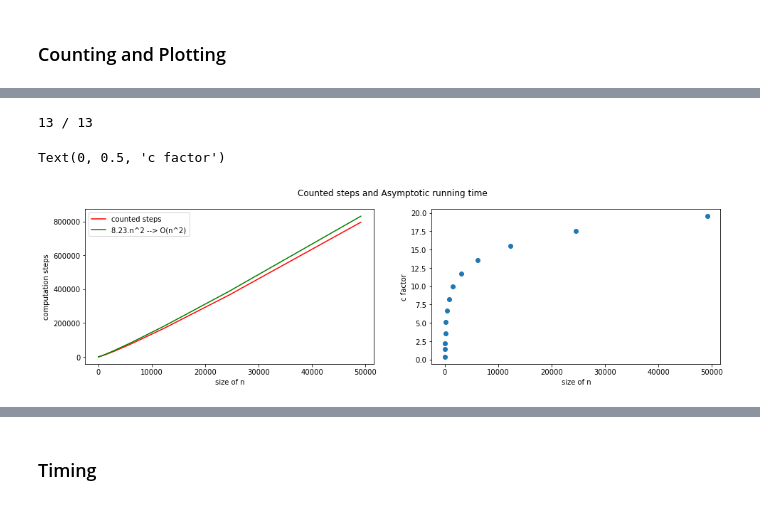
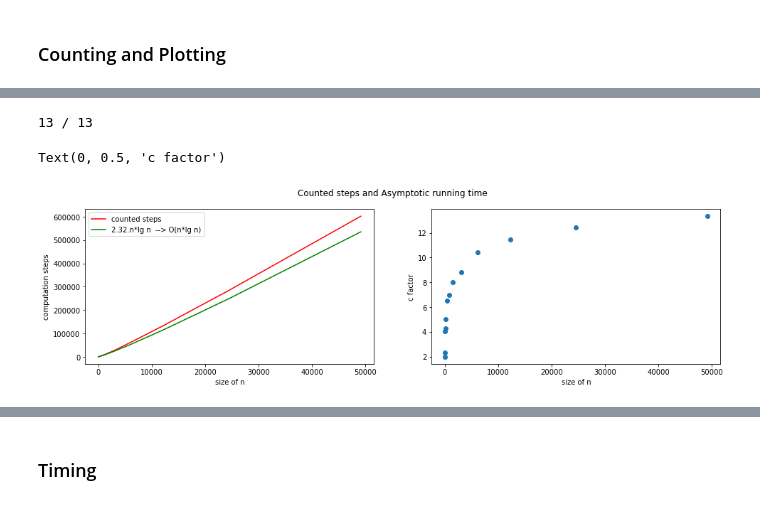
Before and after one commit to Carlme96/dat600-assignments, a Jupyter notebook: assignment-1/task-1.ipynb, the cells around one changed output, grey strips where cells are left out. Saved outputs shown, nothing was run; the diff lists cells and outputs as text; code cells hidden in the pictures.

```diff
--- a/assignment-1/task-1.ipynb
+++ b/assignment-1/task-1.ipynb
@@ -253,17 +297,17 @@ c=[]
 for i in range(0,points):
     clear_output(wait=True)
     print(i+1,"/", points)
-    _, steps=merge_sort(B)
+    _, steps=heap_sort(B)
     # double the size of the list to sort
     B=random.sample(range(len(B)*2), len(B)*2)
     x.append(len(B))
     y.append(steps)
-    c.append(steps/len(B) * math.log2(steps/len(B)))# quick and dirty estimation of c--> T(sort)=c.N^2
+    c.append(steps/len(B) * math.log10(steps/len(B)))# quick and dirty estimation of c--> T(sort)=c.N^2
 
 for v in x:
-    ref.append([v * math.log2(v) *c[0]])
+    ref.append([v * math.log10(v) *c[3]])
 ax[0].plot(x,y, color="red", label="counted steps")
-ax[0].plot(x,ref, color="green", label= str(round(c[6],2)) + ".n^2 --> O(n^2)")
+ax[0].plot(x,ref, color="green", label= str(round(c[6],2)) + ".n*lg n  --> O(n*lg n)")
 ax[0].set_xlabel("size of n")
 ax[0].set_ylabel("computation steps")
 ax[0].legend()
@@ -288,34 +332,34 @@ fig.suptitle('Counted steps and Asymptotic running time')
 
 
 B=random.sample(range(6), 6)
 points=13 # plotting points
 x=[]
 y=[]
 ref=[]
 c=[]
 
 for i in range(0,points):
     clear_output(wait=True)
     print(i+1,"/", points)
-    _, steps=heap_sort(B)
+    _, steps=quick_sort(B)
     # double the size of the list to sort
     B=random.sample(range(len(B)*2), len(B)*2)
     x.append(len(B))
     y.append(steps)
     c.append(steps/len(B) * math.log10(steps/len(B)))# quick and dirty estimation of c--> T(sort)=c.N^2
 
 for v in x:
-    ref.append([v * math.log10(v) *c[3]])
+    ref.append([v * math.log10(v) *c[1]])
 ax[0].plot(x,y, color="red", label="counted steps")
-ax[0].plot(x,ref, color="green", label= str(round(c[6],2)) + ".n^2 --> O(n^2)")
+ax[0].plot(x,ref, color="green", label= str(round(c[1],2)) + ".n*lg n  --> O(n*lg n)")
 ax[0].set_xlabel("size of n")
 ax[0].set_ylabel("computation steps")
 ax[0].legend()
 
 ax[1].scatter(x,c, label= "approximation of c" )
 ax[1].set_xlabel("size of n")
 ax[1].set_ylabel("c factor")
 # %% [output]
 13 / 13
 Text(0, 0.5, 'c factor')
-[figure, old version]
+[figure, new version]
```
Also changed, not shown: parts of 11 cells of this notebook, 4 other files.
